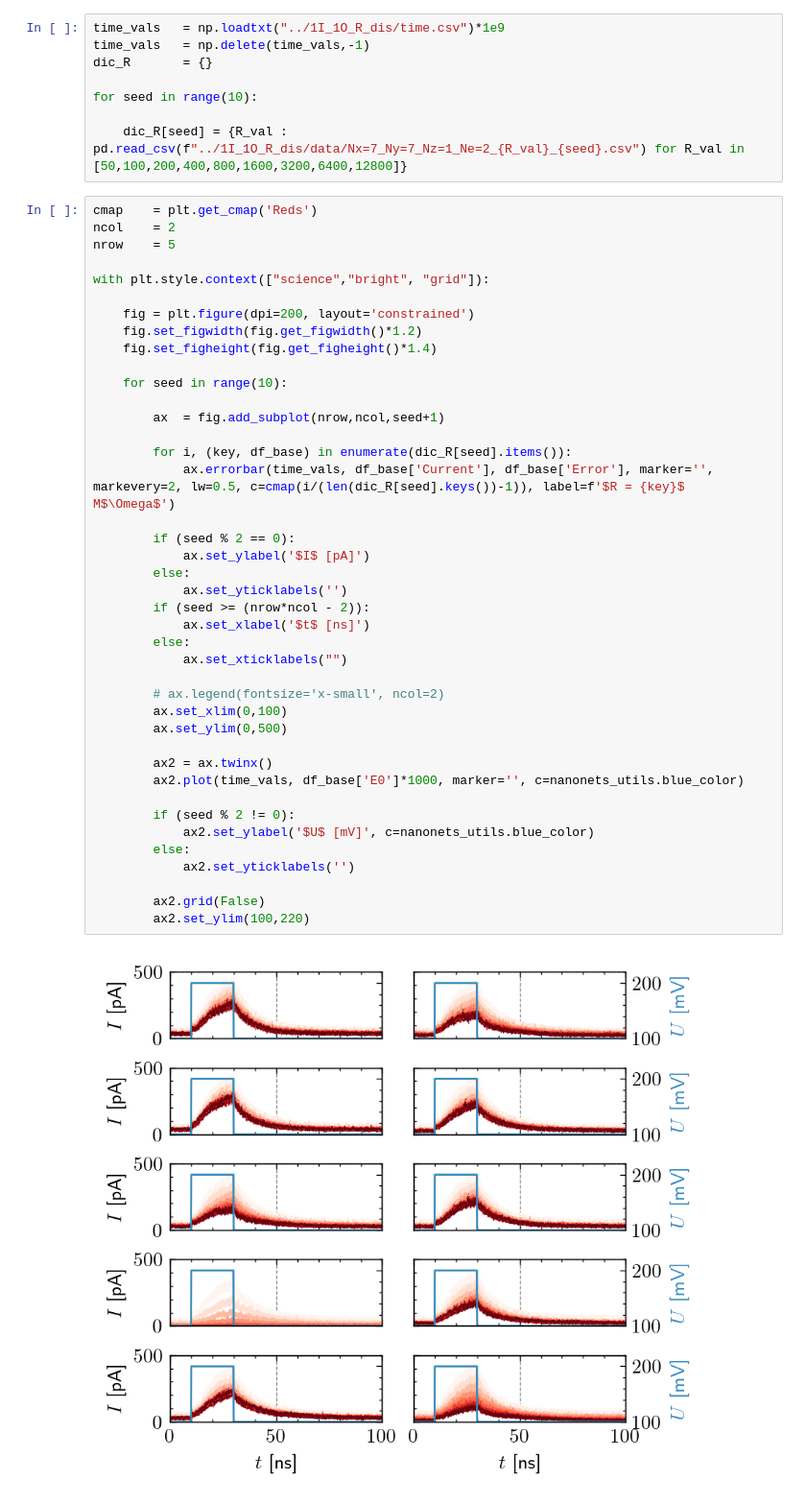
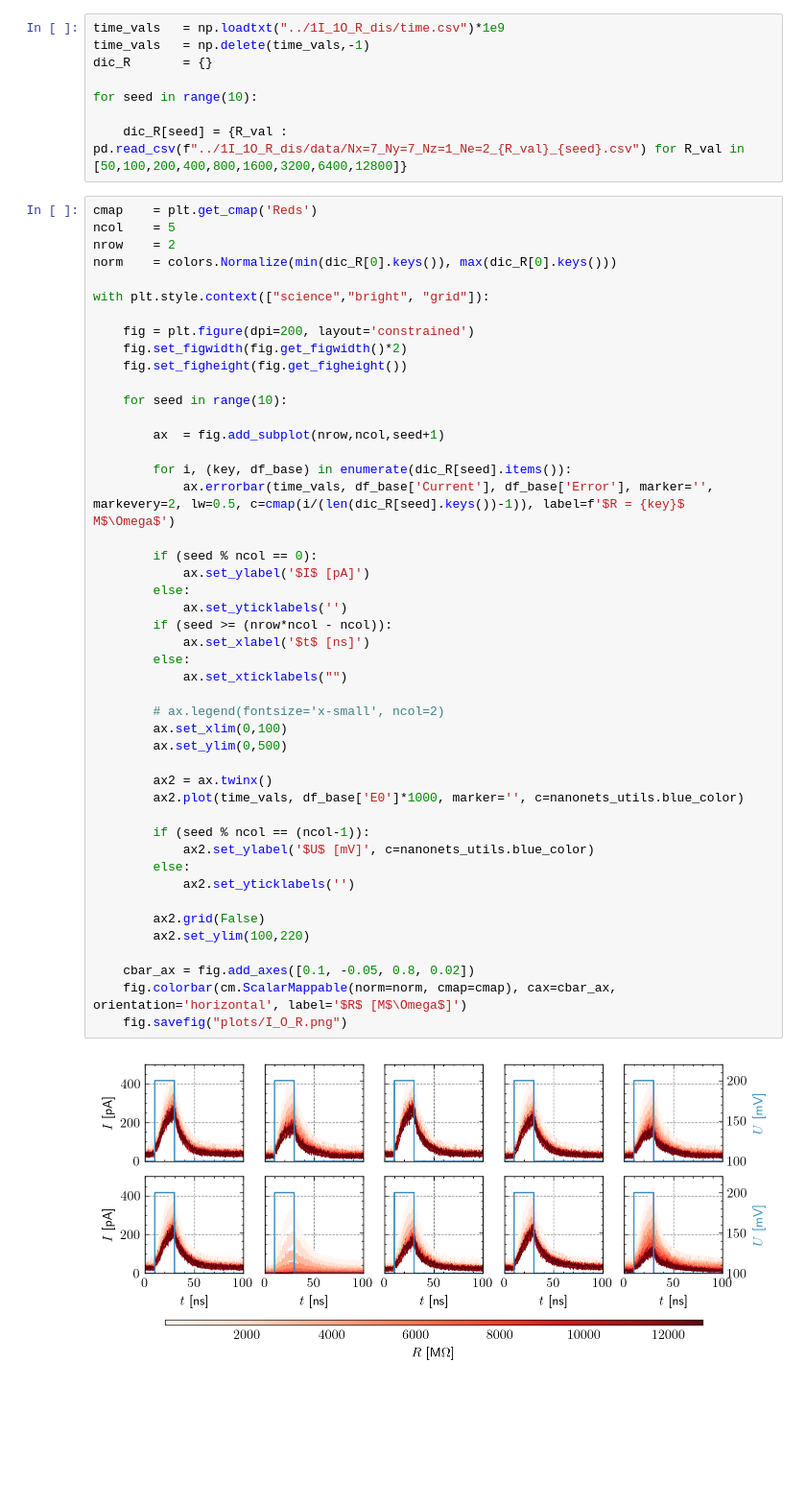
Before and after one commit to JonasMnsing/NanoNets, a Jupyter notebook: scripts/2_funding_period/WP2/step_input/nbk/step_input_resistance.ipynb, the cells around one changed output. Shown at 96% size. Cells and saved outputs as stored; diff of their text form; blank space fills up the shorter version.

```diff
--- a/scripts/2_funding_period/WP2/step_input/nbk/step_input_resistance.ipynb
+++ b/scripts/2_funding_period/WP2/step_input/nbk/step_input_resistance.ipynb
@@ -24,44 +25,49 @@ for seed in range(10):
     dic_R[seed] = {R_val : pd.read_csv(f"../1I_1O_R_dis/data/Nx=7_Ny=7_Nz=1_Ne=2_{R_val}_{seed}.csv") for R_val in [50,100,200,400,800,1600,3200,6400,12800]}
 # %%
 cmap    = plt.get_cmap('Reds')
-ncol    = 2
-nrow    = 5
+ncol    = 5
+nrow    = 2
+norm    = colors.Normalize(min(dic_R[0].keys()), max(dic_R[0].keys()))
 
 with plt.style.context(["science","bright", "grid"]):
 
     fig = plt.figure(dpi=200, layout='constrained')
-    fig.set_figwidth(fig.get_figwidth()*1.2)
-    fig.set_figheight(fig.get_figheight()*1.4)
+    fig.set_figwidth(fig.get_figwidth()*2)
+    fig.set_figheight(fig.get_figheight())
 
     for seed in range(10):
 
         ax  = fig.add_subplot(nrow,ncol,seed+1)
 
         for i, (key, df_base) in enumerate(dic_R[seed].items()):
             ax.errorbar(time_vals, df_base['Current'], df_base['Error'], marker='', markevery=2, lw=0.5, c=cmap(i/(len(dic_R[seed].keys())-1)), label=f'$R = {key}$ M$\Omega$')
 
-        if (seed % 2 == 0):
+        if (seed % ncol == 0):
             ax.set_ylabel('$I$ [pA]')
         else:
             ax.set_yticklabels('')
-        if (seed >= (nrow*ncol - 2)):
+        if (seed >= (nrow*ncol - ncol)):
             ax.set_xlabel('$t$ [ns]')
         else:
             ax.set_xticklabels("")
 
         # ax.legend(fontsize='x-small', ncol=2)
         ax.set_xlim(0,100)
         ax.set_ylim(0,500)
 
         ax2 = ax.twinx()
         ax2.plot(time_vals, df_base['E0']*1000, marker='', c=nanonets_utils.blue_color)
 
-        if (seed % 2 != 0):
+        if (seed % ncol == (ncol-1)):
             ax2.set_ylabel('$U$ [mV]', c=nanonets_utils.blue_color)
         else:
             ax2.set_yticklabels('')
 
         ax2.grid(False)
         ax2.set_ylim(100,220)
+
+    cbar_ax = fig.add_axes([0.1, -0.05, 0.8, 0.02])
+    fig.colorbar(cm.ScalarMappable(norm=norm, cmap=cmap), cax=cbar_ax, orientation='horizontal', label='$R$ [M$\Omega$]')
+    fig.savefig("plots/I_O_R.png")
 # %% [output]
-[figure, old version]
+[figure, new version]
```
Also changed, not shown: parts of 6 cells of this notebook, 30 other files.
